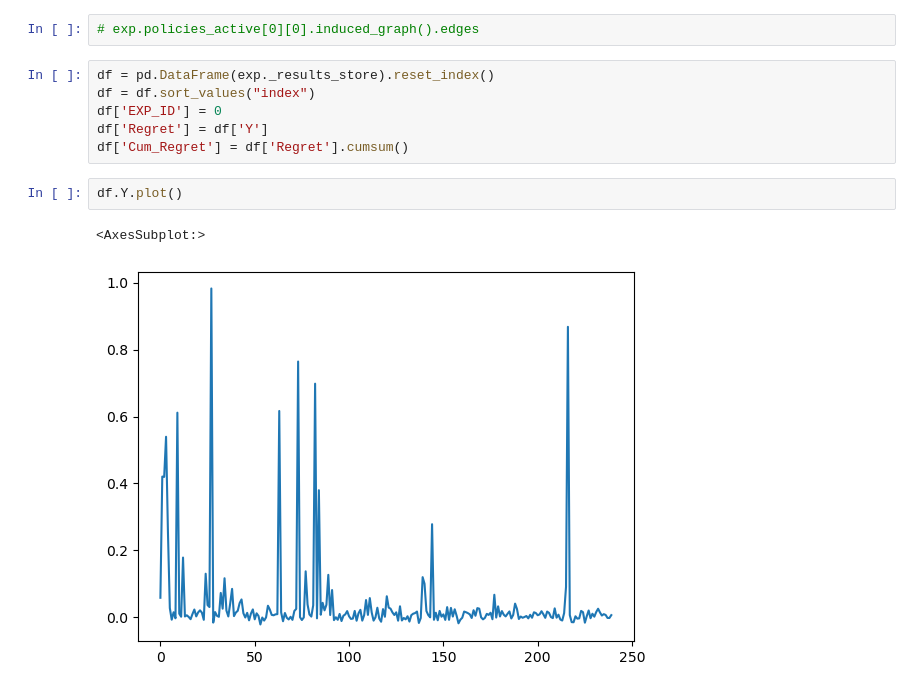
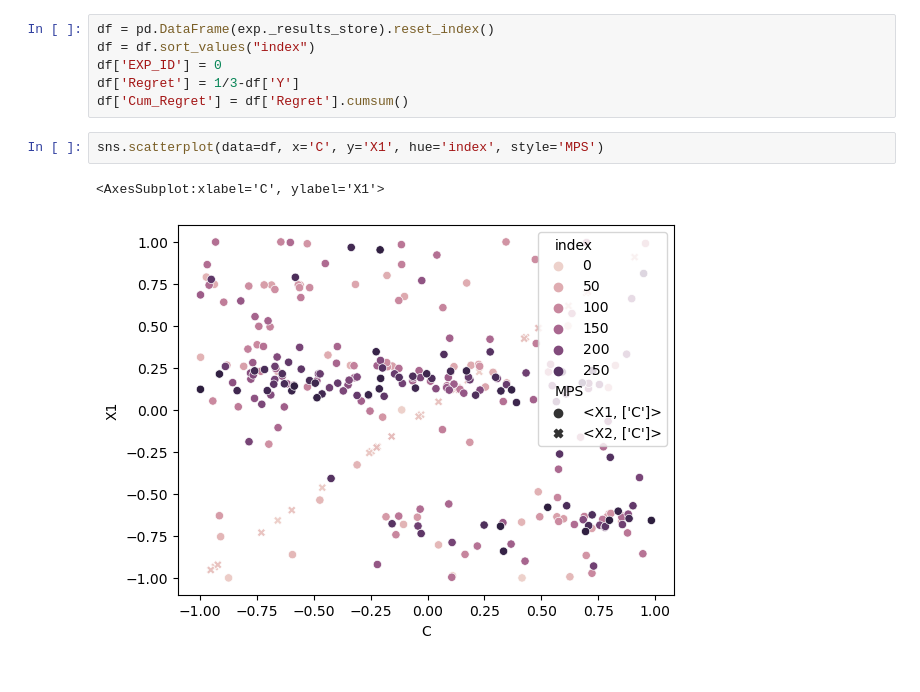
Before and after one commit to VahanArsenian/POMPSBO, a Jupyter notebook: notebooks/pomps_adapted.ipynb, the cells around one changed output. Drawn from its saved outputs; the diff is of its cells as text.

```diff
--- a/notebooks/pomps_adapted.ipynb
+++ b/notebooks/pomps_adapted.ipynb
@@ -94,13 +44,11 @@ exp.policies_active[0][1].functional.optimizer.suggest()
-# %%
-# exp.policies_active[0][0].induced_graph().edges
 # %%
 df = pd.DataFrame(exp._results_store).reset_index()
 df = df.sort_values("index")
 df['EXP_ID'] = 0
-df['Regret'] = df['Y']
+df['Regret'] = 1/3-df['Y']
 df['Cum_Regret'] = df['Regret'].cumsum()
-# %%
-df.Y.plot()
-# %% [output]
-<AxesSubplot:>
-[figure, removed]
+# %%
+sns.scatterplot(data=df, x='C', y='X1', hue='index', style='MPS')
+# %% [output]
+<AxesSubplot:xlabel='C', ylabel='X1'>
+[figure, added]
```
Also changed, not shown: parts of 16 cells of this notebook, 6 other files.
